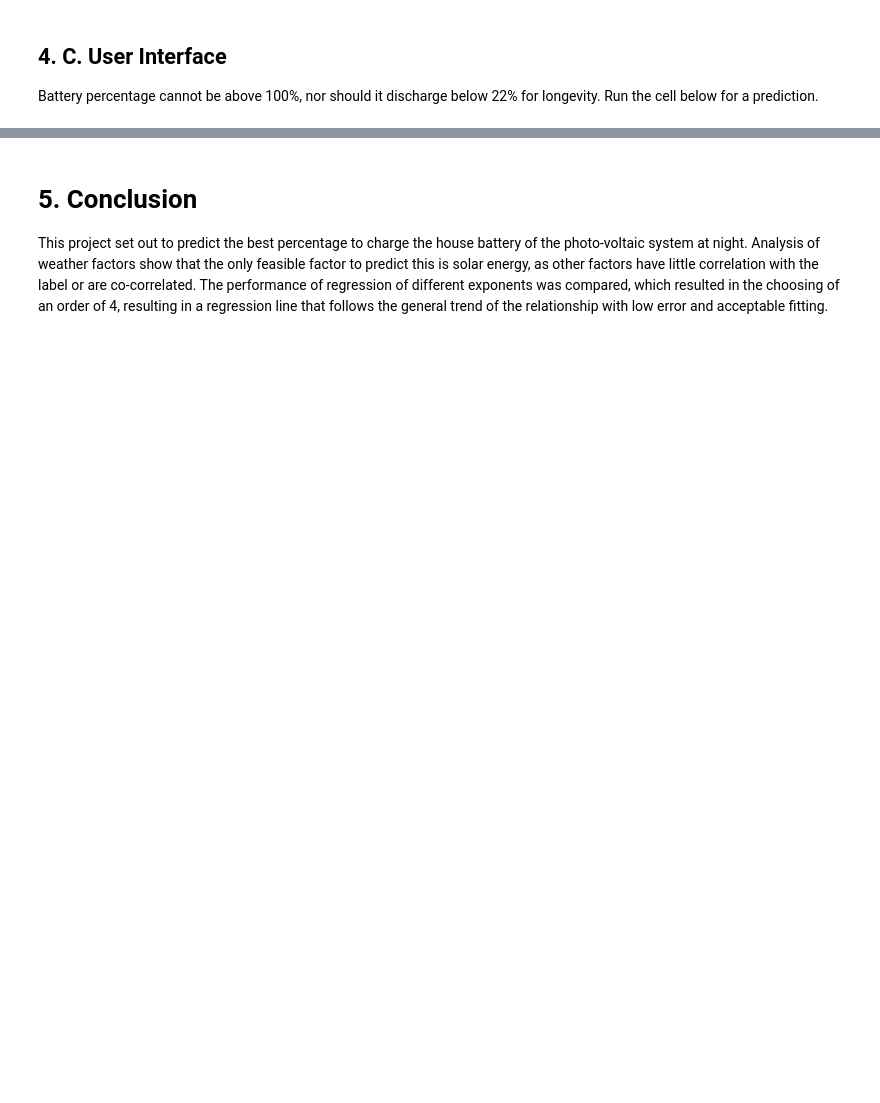
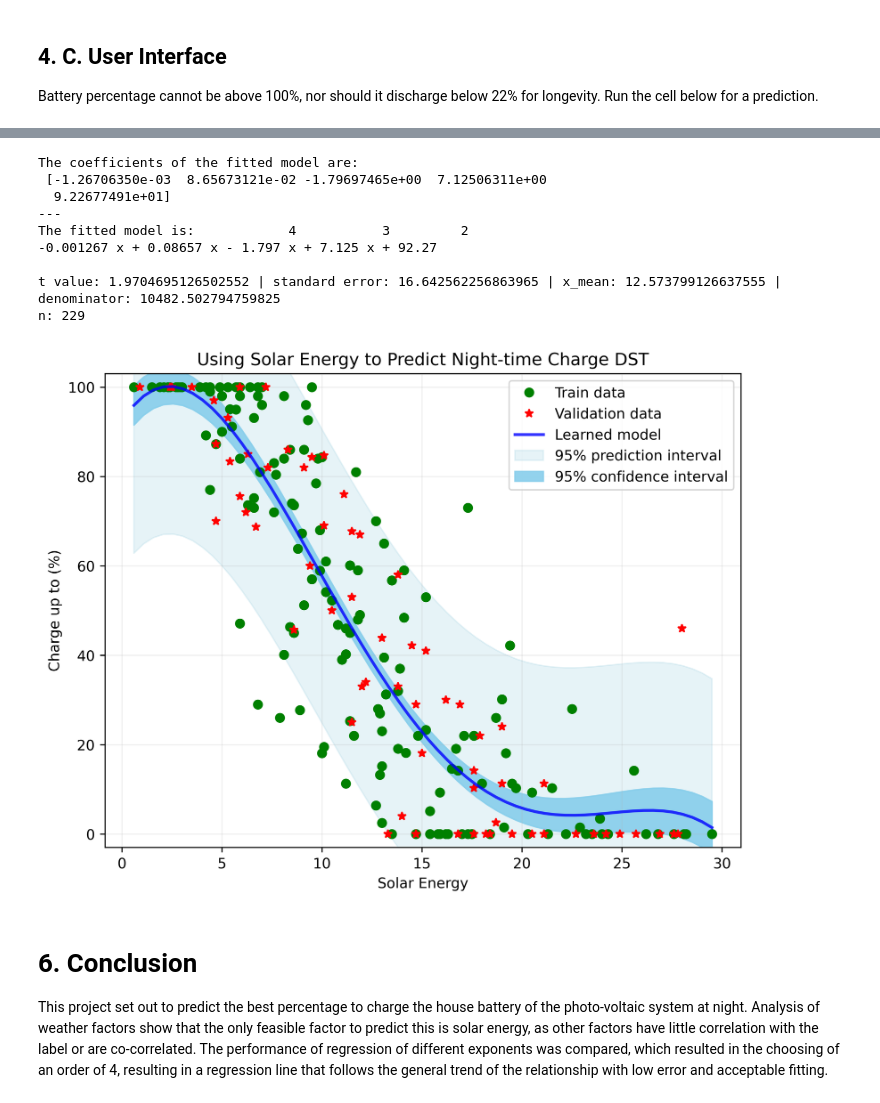
Before and after one commit to TheUkrainian1991/Solar-Charging, a Jupyter notebook: Solar Charge Predictor.ipynb, the cells around one changed output, grey strips where cells are left out. Drawn from its saved outputs; the diff is of its cells as text; code cells hidden in the pictures; blank space fills up the shorter version.

```diff
--- a/Solar Charge Predictor.ipynb
+++ b/Solar Charge Predictor.ipynb
@@ -286,4 +381,81 @@ Predicted exact: 58%
+# %%
+from sklearn.model_selection import train_test_split
+
+selected = DST[["solar_energy", "charge_to"]]
+
+X = selected["solar_energy"].to_numpy()
+y = selected["charge_to"].to_numpy()
+
+X_train, X_val, y_train, y_val = train_test_split(X,y,test_size=0.3, random_state=2)
+# %%
+import numpy as np
+import matplotlib.pyplot as plt
+import scipy as sp
+import scipy.stats as stats
+import random
+
+# Modelling
+order = 4
+model = np.polyfit(X, y, int(order))
+p = np.poly1d(model) # model
+y_model = np.polyval(model, X) #evaluation
+residual = y - y_model
+
+# Stats
+x_mean = np.mean(X)
+y_mean = np.mean(y)
+n = X.size                        # number of samples
+m = 2                             # number of parameters
+dof = n - m                       # degrees of freedom
+t = stats.t.ppf(0.975, dof)       # Students statistic of interval confidence
+std_error = (np.sum(residual**2) / dof)**.5   # Standard deviation of the error
+
+x_LS = np.linspace(np.min(X), np.max(X),60).T # x values to make line
+y_line = p(x_LS)
+
+# confidence interval
+ci = t * std_error * (1/n + (x_LS - x_mean)**2 / np.sum((X - x_mean)**2))**.5
+# predicting interval
+pi = t * std_error * (1 + 1/n + (x_LS - x_mean)**2 / np.sum((X - x_mean)**2))**.5
+
+
+
+# Plotting
+fig, a1 = plt.subplots(1, 1, dpi = 600, figsize=(8,6))
+
+# Data
+a1.plot(X_train, y_train, 'o', color='green', label='Train data')
+a1.plot(X_val, y_val, '*', color='red', label='Validation data')
+a1.plot(x_LS, y_line, '-', color='blue', alpha=0.8, label='Learned model', linewidth=2)
+
+# Intervals
+a1.fill_between(x_LS, y_line + pi, y_line - pi, color='lightblue', alpha=0.3, label='95% prediction interval')
+a1.fill_between(x_LS, y_line + ci, y_line - ci, color='skyblue', alpha=0.9, label='95% confidence interval')
+
+a1.set_title("Using Solar Energy to Predict Night-time Charge DST")
+a1.set_xlabel("Solar Energy")
+a1.set_ylabel("Charge up to (%)")
+a1.grid(alpha=0.2)
+a1.legend(loc='upper right')
+a1.set_ylim(-3,103)
+
+print('The coefficients of the fitted model are:\n {} \n---'.format(p.c))
+print('The fitted model is: {}\n'.format(p))
+
+print(f"t value: {t} | standard error: {std_error} | x_mean: {x_mean} | denominator: {np.sum((X - x_mean)**2)}")
+print(f"n: {n}")
+# %% [output]
+The coefficients of the fitted model are:
+ [-1.26706350e-03  8.65673121e-02 -1.79697465e+00  7.12506311e+00
+  9.22677491e+01]
+---
+The fitted model is:            4           3         2
+-0.001267 x + 0.08657 x - 1.797 x + 7.125 x + 92.27
+
+t value: 1.9704695126502552 | standard error: 16.642562256863965 | x_mean: 12.573799126637555 | denominator: 10482.502794759825
+n: 229
+[figure, added]
 # %% [markdown]
-# 5. Conclusion #
+# 6. Conclusion #
 This project set out to predict the best percentage to charge the house battery of the photo-voltaic system at night. Analysis of  weather factors show that the only feasible factor to predict this is solar energy, as other factors have little correlation with the label or are co-correlated.
 The performance of regression of different exponents was compared, which resulted in the choosing of an order of 4, resulting in a regression line that follows the general trend of the relationship with low error and acceptable fitting.
```
Also changed, not shown: parts of 10 cells of this notebook, 4 other files.
